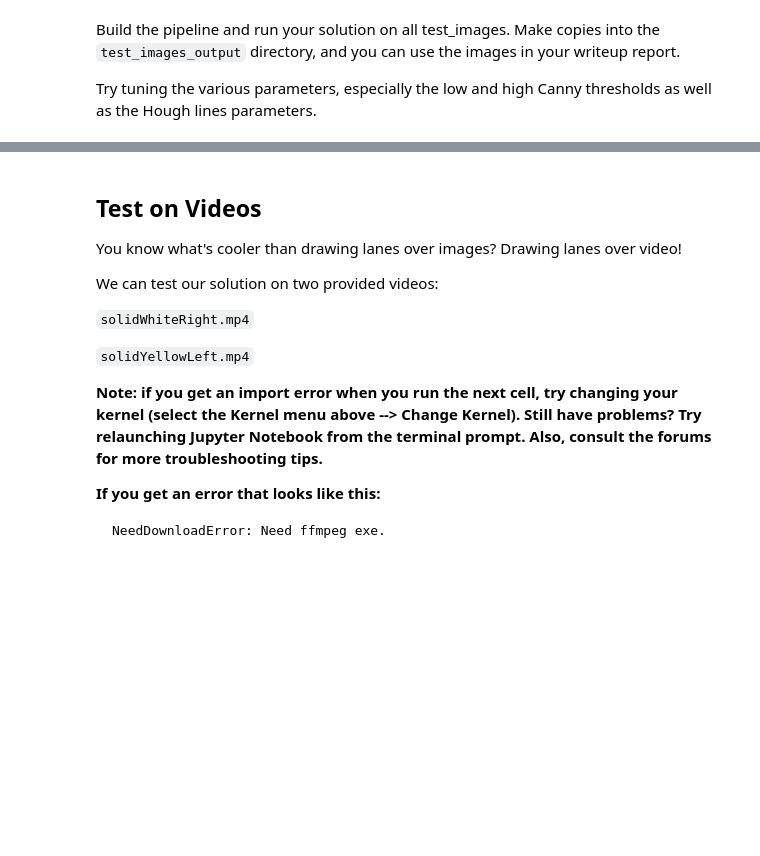
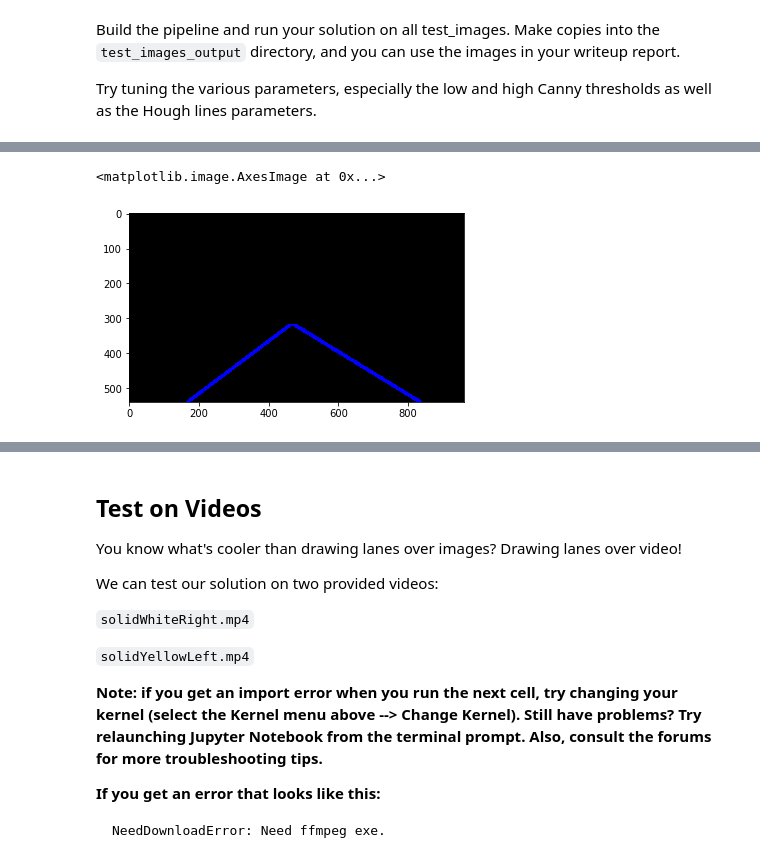
Before and after one commit to KSHIBA-HHQ/udacity-prj01, a Jupyter notebook: CarND-LaneLines-P1-master/P1.ipynb, the cells around one changed output, grey strips where cells are left out. Drawn from its saved outputs; the diff is of its cells as text; code cells hidden in the pictures; blank space fills up the shorter version.

```diff
--- a/CarND-LaneLines-P1-master/P1.ipynb
+++ b/CarND-LaneLines-P1-master/P1.ipynb
@@ -452,0 +469,5 @@ plt.imshow(combo)
+# %%
+plt.imshow(line_image)
+# %% [output]
+<matplotlib.image.AxesImage at 0x...>
+[figure, added]
```
Also changed, not shown: parts of 15 cells of this notebook, 1 other file.
